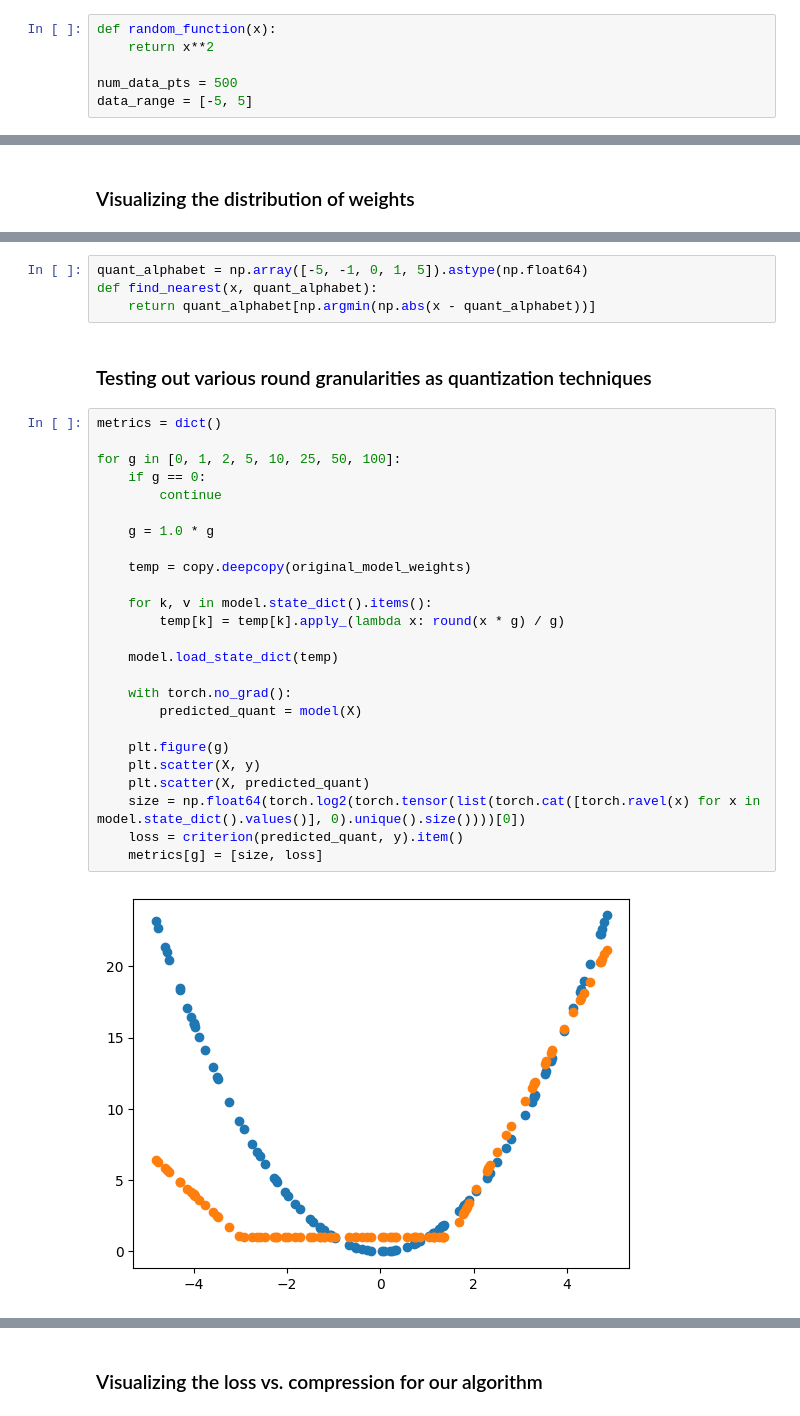
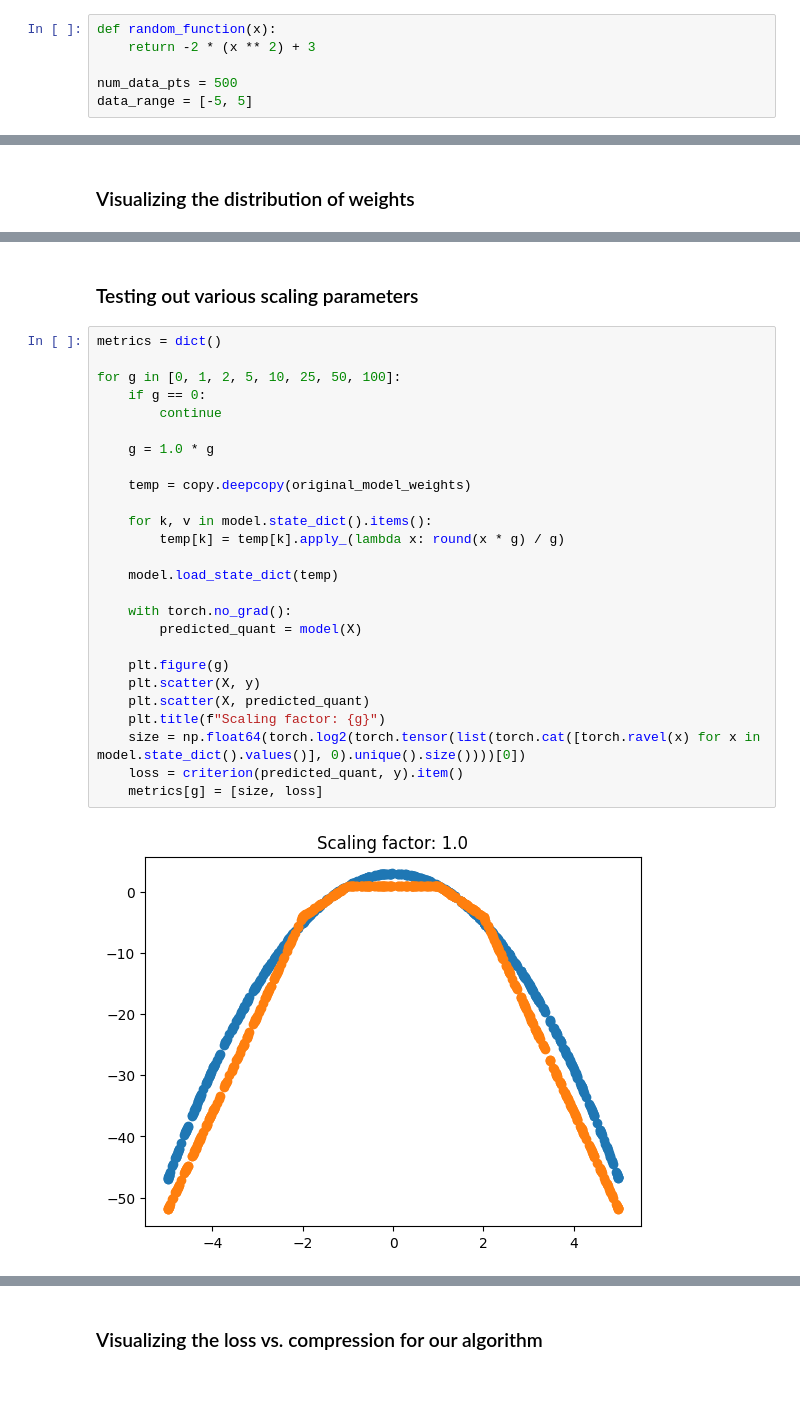
Before and after one commit to saathvikpd/DSC180AB_Capstone, a Jupyter notebook: Experimentation.ipynb, the cells around one changed output, grey strips where cells are left out. Drawn from its saved outputs; the diff is of its cells as text; blank space fills up the shorter version.

```diff
--- a/Experimentation.ipynb
+++ b/Experimentation.ipynb
@@ -10,6 +10,6 @@ import copy
 # %%
 def random_function(x):
-    return x**2
+    return -2 * (x ** 2) + 3
 
 num_data_pts = 500
 data_range = [-5, 5]
@@ -118,33 +121,30 @@ hist1 = plt.hist(torch.cat([torch.ravel(x) for x in model.state_dict().values()]
-# %%
-quant_alphabet = np.array([-5, -1, 0, 1, 5]).astype(np.float64)
-def find_nearest(x, quant_alphabet):
-    return quant_alphabet[np.argmin(np.abs(x - quant_alphabet))]
 # %% [markdown]
-### Testing out various round granularities as quantization techniques
+### Testing out various scaling parameters
 # %%
 metrics = dict()
 
 for g in [0, 1, 2, 5, 10, 25, 50, 100]:
     if g == 0:
         continue
 
     g = 1.0 * g
 
     temp = copy.deepcopy(original_model_weights)
 
     for k, v in model.state_dict().items():
         temp[k] = temp[k].apply_(lambda x: round(x * g) / g)
 
     model.load_state_dict(temp)
 
     with torch.no_grad():
         predicted_quant = model(X)
 
     plt.figure(g)
     plt.scatter(X, y)
     plt.scatter(X, predicted_quant)
+    plt.title(f"Scaling factor: {g}")
     size = np.float64(torch.log2(torch.tensor(list(torch.cat([torch.ravel(x) for x in model.state_dict().values()], 0).unique().size())))[0])
     loss = criterion(predicted_quant, y).item()
     metrics[g] = [size, loss]
 # %% [output]
-[figure, old version]
+[figure, new version]
```
Also changed, not shown: parts of 20 cells of this notebook, 5 other files.
